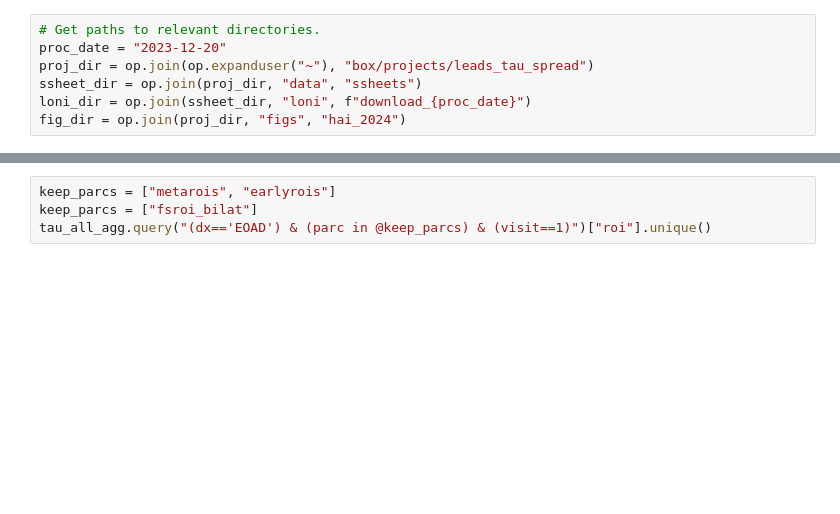
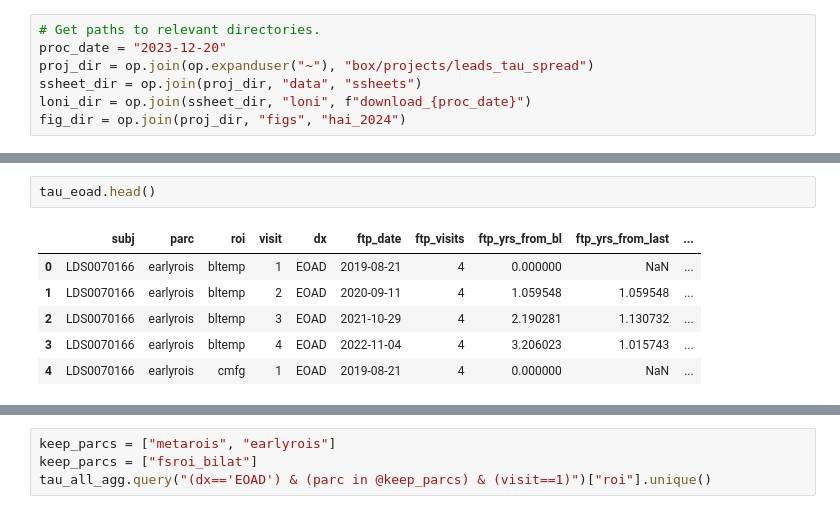
Before and after one commit to dschonhaut/leads_tau_spread, a Jupyter notebook: trails.ipynb, the cells around one changed output, grey strips where cells are left out. Saved outputs shown, nothing was run; the diff lists cells and outputs as text; blank space fills up the shorter version.

Commit message:
Progress made on early Trails algorithm; need to try running mgcv with calls from Python to R

```diff
--- a/trails.ipynb
+++ b/trails.ipynb
@@ -347,0 +243,9 @@ Saved /Users/dschonhaut/box/projects/leads_tau_spread/figs/clustering/hdbscan_mi
+# %%
+tau_eoad.head()
+# %% [output]
+|  | subj | parc | roi | visit | dx | ftp_date | ftp_visits | ftp_yrs_from_bl | ftp_yrs_from_last | ... |
+| 0 | LDS0070166 | earlyrois | bltemp | 1 | EOAD | 2019-08-21 | 4 | 0.000000 | NaN | ... |
+| 1 | LDS0070166 | earlyrois | bltemp | 2 | EOAD | 2020-09-11 | 4 | 1.059548 | 1.059548 | ... |
+| 2 | LDS0070166 | earlyrois | bltemp | 3 | EOAD | 2021-10-29 | 4 | 2.190281 | 1.130732 | ... |
+| 3 | LDS0070166 | earlyrois | bltemp | 4 | EOAD | 2022-11-04 | 4 | 3.206023 | 1.015743 | ... |
+| 4 | LDS0070166 | earlyrois | cmfg | 1 | EOAD | 2019-08-21 | 4 | 0.000000 | NaN | ... |
```
Also changed, not shown: parts of 48 cells of this notebook, 1 other file.
